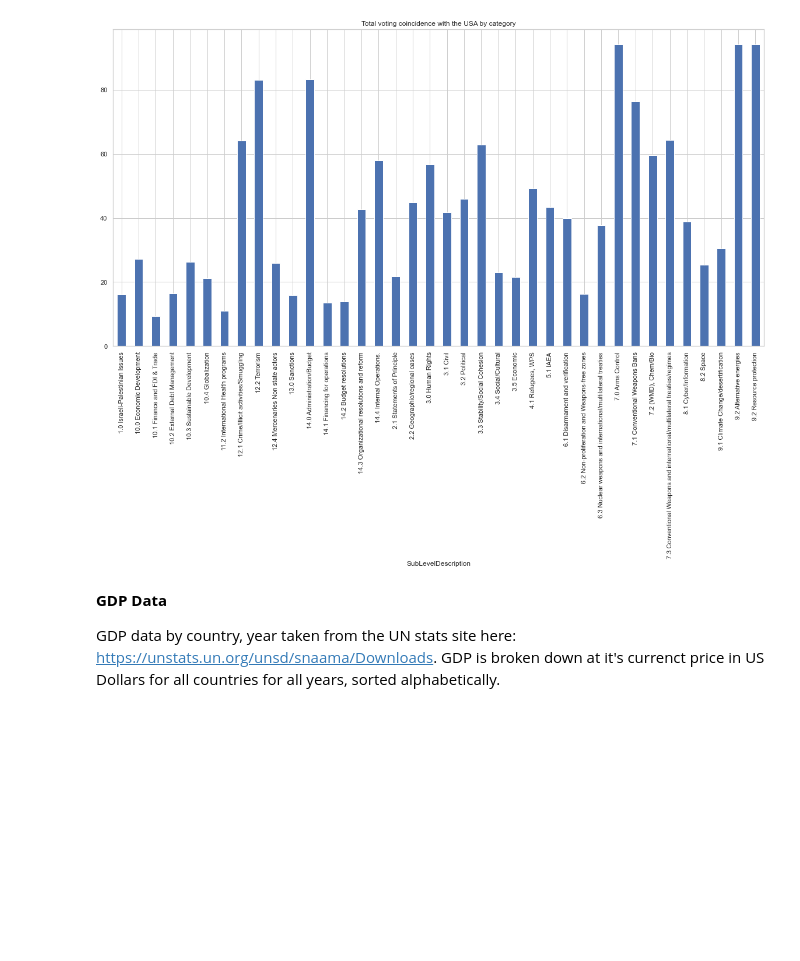
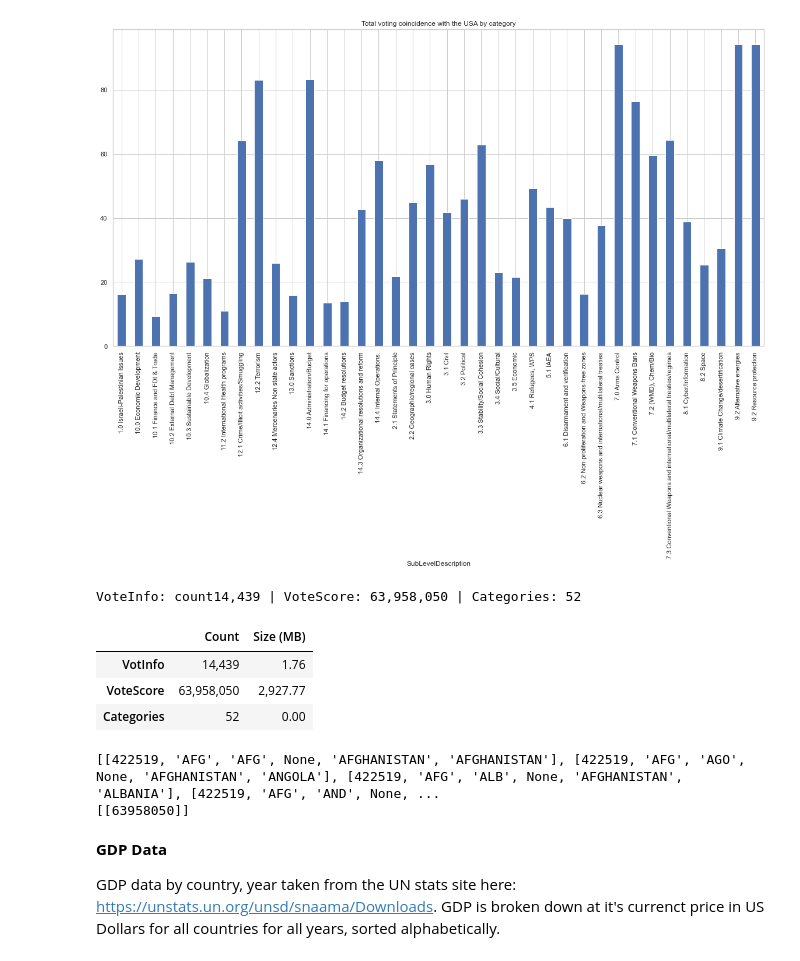
Before and after one commit to KingJohn1024/united-nations-general-assembly-voting, a Jupyter notebook: UN GA Voting Analysis.ipynb, the cells around one changed output. Saved outputs shown, nothing was run; the diff lists cells and outputs as text; code cells hidden in the pictures; blank space fills up the shorter version.

Commit message:
Tableau dashboard updates and data size analytics

```diff
--- a/UN GA Voting Analysis.ipynb
+++ b/UN GA Voting Analysis.ipynb
@@ -338,0 +342,27 @@ pantab.frames_to_hyper(dict_of_frames=un_voting_date, database='UNVotingData.hyp
+# %%
+print(f'VoteInfo: count{df.shape[0]:,.0f} | VoteScore: {nf_out.shape[0]:,.0f} | Categories: {cf.shape[0]:,.0f}')
+
+stats = {'VotInfo': {'Count': df.shape[0], 'Size (MB)': df.memory_usage().div(1024).div(1024).sum()},
+         'VoteScore': {'Count': nf_out.shape[0], 'Size (MB)': nf_out.memory_usage().div(1024).div(1024).sum()},
+         'Categories': {'Count': cf.shape[0], 'Size (MB)': cf.memory_usage().div(1024).div(1024).sum()}}
+sf = pd.DataFrame(stats).T
+# %% [output]
+VoteInfo: count14,439 | VoteScore: 63,958,050 | Categories: 52
+# %%
+sf.style.format({'Count': '{:,.0f}', 'Size (MB)': '{:,.2f}'})
+# %% [output]
+|  | Count | Size (MB) |
+| VotInfo | 14,439 | 1.76 |
+| VoteScore | 63,958,050 | 2,927.77 |
+| Categories | 52 | 0.00 |
+# %%
+from tableauhyperapi import HyperProcess, Telemetry, Connection, TableName
+with HyperProcess(telemetry=Telemetry.SEND_USAGE_DATA_TO_TABLEAU ) as hyper:
+    with Connection(endpoint=hyper.endpoint, database='UNVotingData.hyper') as connection:
+        rows = connection.execute_query(query=f"select * from {TableName('VoteScores')} limit 10;")
+        print(list(rows))
+        vs = connection.execute_query(query=f"select count(1) from {TableName('VoteScores')}")
+        print(list(vs))
+# %% [output]
+[[422519, 'AFG', 'AFG', None, 'AFGHANISTAN', 'AFGHANISTAN'], [422519, 'AFG', 'AGO', None, 'AFGHANISTAN', 'ANGOLA'], [422519, 'AFG', 'ALB', None, 'AFGHANISTAN', 'ALBANIA'], [422519, 'AFG', 'AND', None, ...
+[[63958050]]
```
Also changed, not shown: parts of 3 cells of this notebook, 1 other file.
